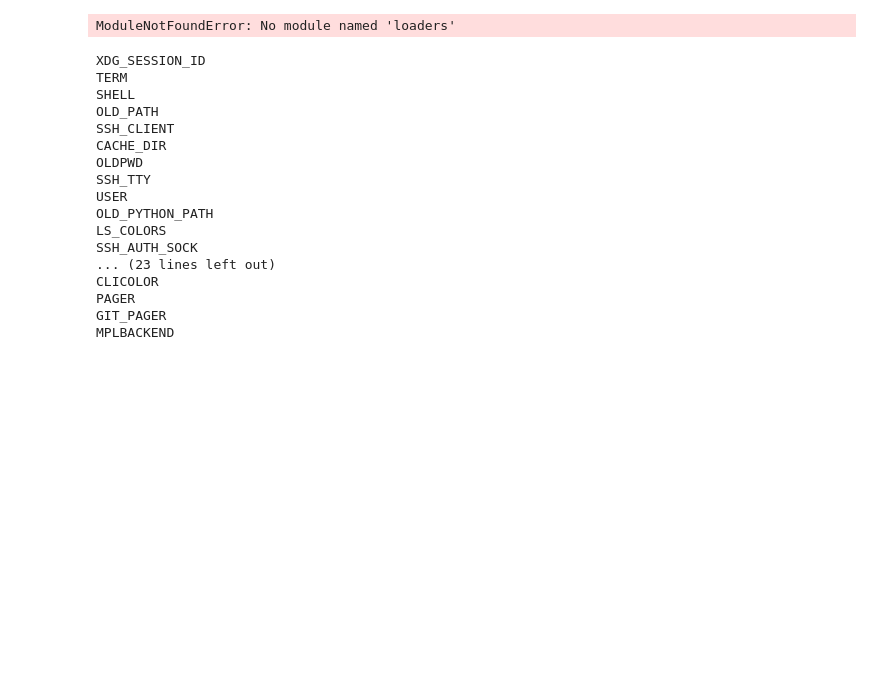
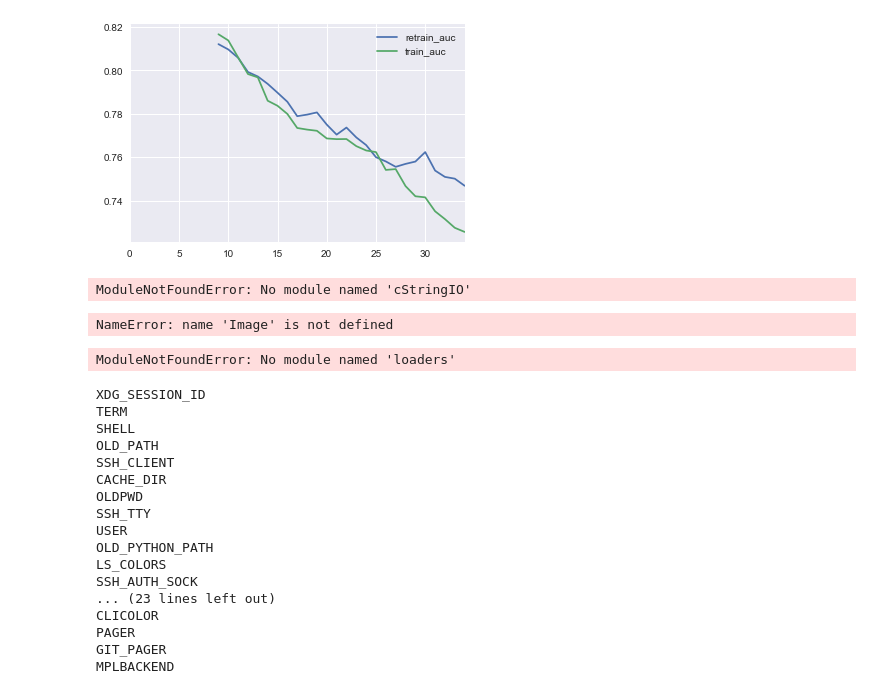
Before and after one commit to Azure/fast_retraining, a Jupyter notebook: experiments/Untitled.ipynb, the cells around one changed output. Cells and saved outputs as stored; diff of their text form; code cells hidden in the pictures; blank space fills up the shorter version.

```diff
--- a/experiments/Untitled.ipynb
+++ b/experiments/Untitled.ipynb
@@ -0,0 +6,5 @@
+# %%
+with open("02_BCI.ipynb") as f:
+    nb = nbformat.read(f, as_version=4)
+# %%
+a=nb.cells[-4]
@@ -0,0 +30,2 @@
+# %%
+dbytes = a['outputs'][1]['data']['image/png']
@@ -1,3 +36,23 @@
+# %%
+
+base64Img = dbytes
+
+decoded_img = base64.b64decode(base64Img)
+img_buffer = io.BytesIO(decoded_img)
+
+# Load image with PIL (RGB)
+display(Image.open(img_buffer))
+# %% [output]
+[figure, added]
+# %%
+stream = StringIO.StringIO(dbytes)
+Image.open(stream)
+# %% [output]
+ModuleNotFoundError: No module named 'cStringIO'
+# %%
+Image.open(io.BytesIO(dbytes))
+# %% [output]
+NameError: name 'Image' is not defined
 # %%
 from exp
 # %% [output]
```
Also changed, not shown: parts of 6 cells of this notebook, 1 other file.
